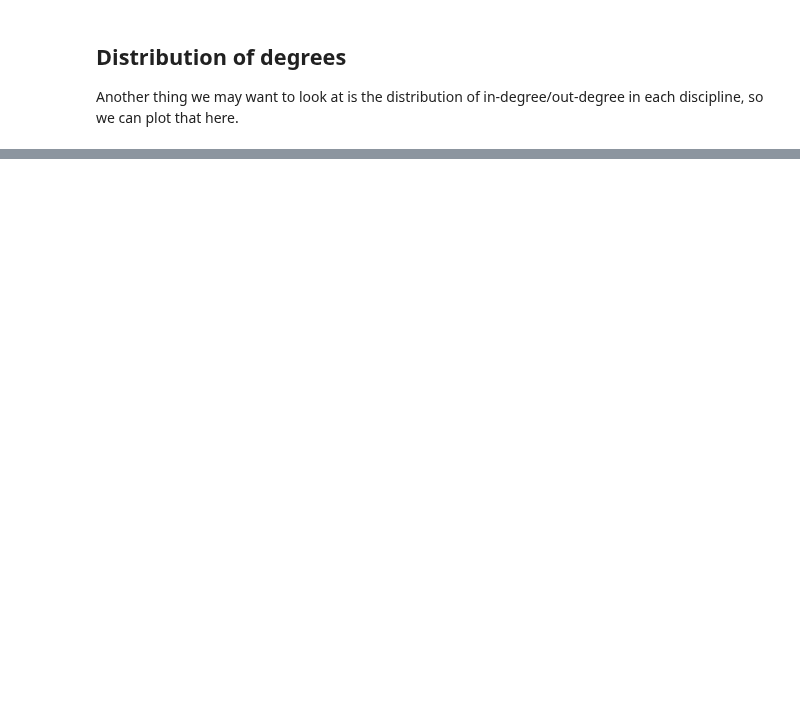
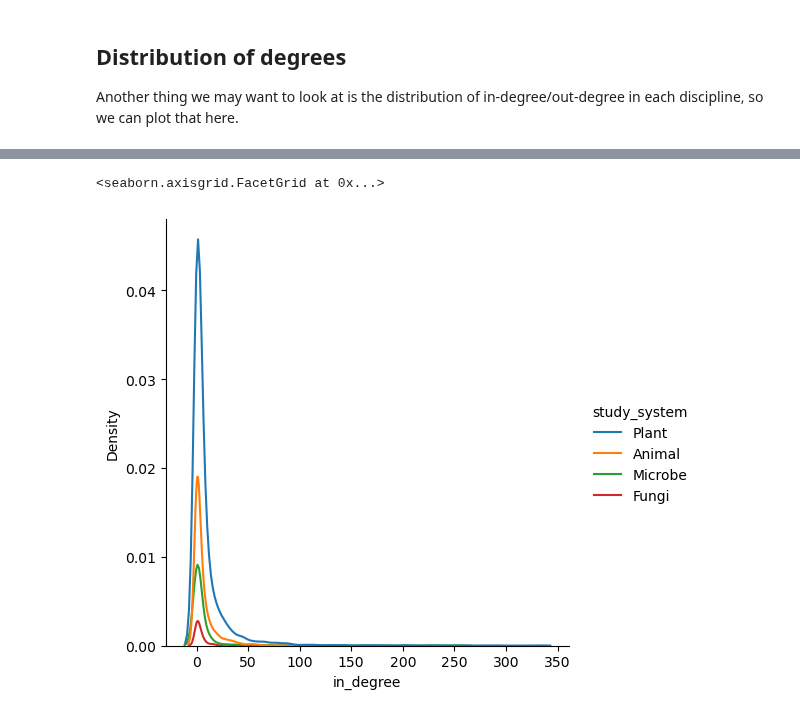
Before and after one commit to serenalotreck/desiccation-network, a Jupyter notebook: notebooks/dyadic_citation_frequencies.ipynb, the cells around one changed output, grey strips where cells are left out. Cells and saved outputs as stored; diff of their text form; code cells hidden in the pictures; blank space fills up the shorter version.

Commit message:
Add visualizations

```diff
--- a/notebooks/dyadic_citation_frequencies.ipynb
+++ b/notebooks/dyadic_citation_frequencies.ipynb
@@ -143,10 +171,15 @@ for node, attrs in graph.nodes(data=True):
     class_node_UIDs[attrs['study_system']].append(node)
 # %%
 # Get in and out degrees
-in_degrees = {}
+in_degrees = {'study_system': [], 'in_degree': []}
 for study_system in ['Plant', 'Animal', 'Microbe', 'Fungi']:
-    in_degrees[study_system] = graph.in_degree(class_node_UIDs[study_system])
-
-out_degrees = {}
+    for deg in graph.in_degree(class_node_UIDs[study_system]):
+        in_degrees['study_system'].append(study_system)
+        in_degrees['in_degree'].append(deg[1])
+in_deg_df = pd.DataFrame(in_degrees)
+out_degrees = {'study_system': [], 'out_degree': []}
 for study_system in ['Plant', 'Animal', 'Microbe', 'Fungi']:
-    out_degrees[study_system] = graph.out_degree(class_node_UIDs[study_system])
+    for deg in graph.out_degree(class_node_UIDs[study_system]):
+        out_degrees['study_system'].append(study_system)
+        out_degrees['out_degree'].append(deg[1])
+out_deg_df = pd.DataFrame(out_degrees)
@@ -162,0 +186,6 @@ for study_sys, vals in in_degrees.items():
+# %%
+# Plot
+sns.displot(data=in_degrees, x='in_degree', hue='study_system', kind='kde')
+# %% [output]
+<seaborn.axisgrid.FacetGrid at 0x...>
+[figure, added]
```
Also changed, not shown: parts of 10 cells of this notebook, 2 other files.
